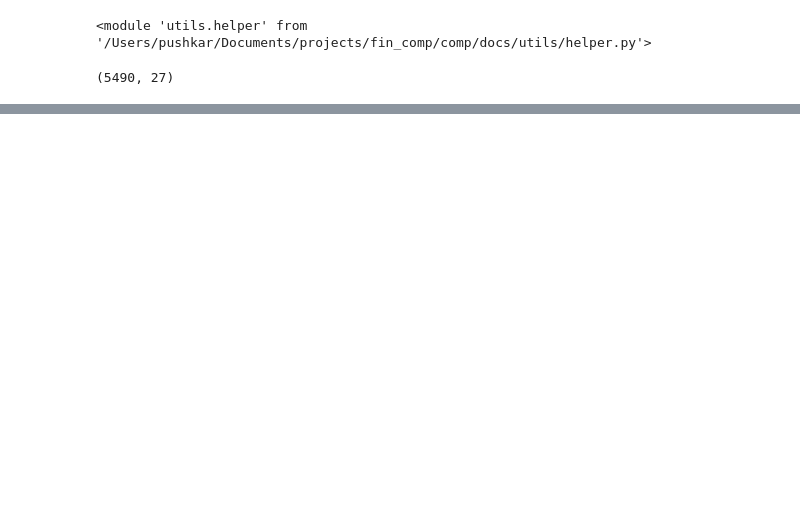
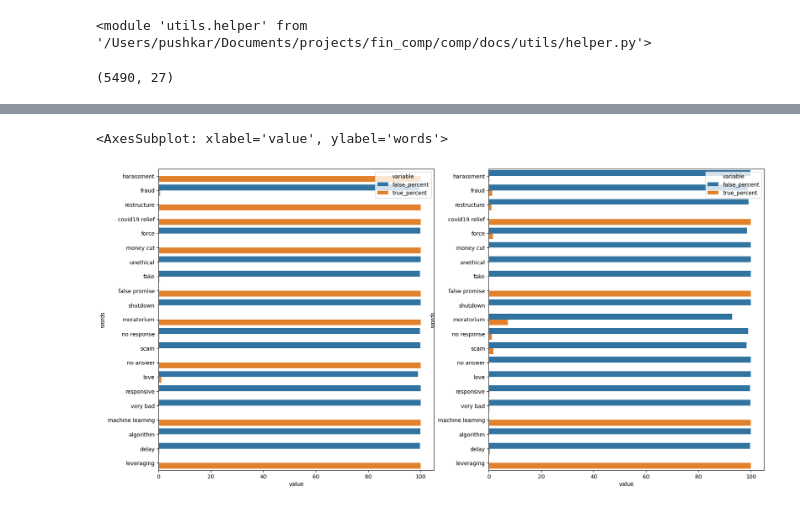
Before and after one commit to patilpushkarp/comp, a Jupyter notebook: comp/docs/individual/fintech/distribution_lendingkart.ipynb, the cells around one changed output, grey strips where cells are left out. Drawn from its saved outputs; the diff is of its cells as text; code cells hidden in the pictures; blank space fills up the shorter version.

Commit message:
Added word distributions for lendingkart and minor updates

```diff
--- a/comp/docs/individual/fintech/distribution_lendingkart.ipynb
+++ b/comp/docs/individual/fintech/distribution_lendingkart.ipynb
@@ -51,0 +43,7 @@ corrected text: do
+# %%
+processor = Processor('./../../data/config.json')
+# %%
+pre_df = df[df['date'] < '2020-02-01']
+post_df = df[df['date'] >= '2020-02-01']
+# %%
+pre_result = processor.words_distribution(pre_df, words)
@@ -51,0 +52,2 @@ corrected text: do
+# %%
+post_result = processor.words_distribution(post_df, words)
@@ -51,0 +76,11 @@ corrected text: do
+# %%
+fig, axes = plt.subplots(1, 2, figsize=(20, 10))
+
+pre_tidy = pre_result[['words', 'false_percent', 'true_percent']].melt(id_vars='words')
+sns.barplot(x='value', y='words', hue='variable', data=pre_tidy, orient='h', ax=axes[0])
+
+post_tidy = post_result[['words', 'false_percent', 'true_percent']].melt(id_vars='words')
+sns.barplot(x='value', y='words', hue='variable', data=post_tidy, orient='h', ax=axes[1])
+# %% [output]
+<AxesSubplot: xlabel='value', ylabel='words'>
+[figure, added]
```
Also changed, not shown: parts of 11 cells of this notebook, 4 other files.
